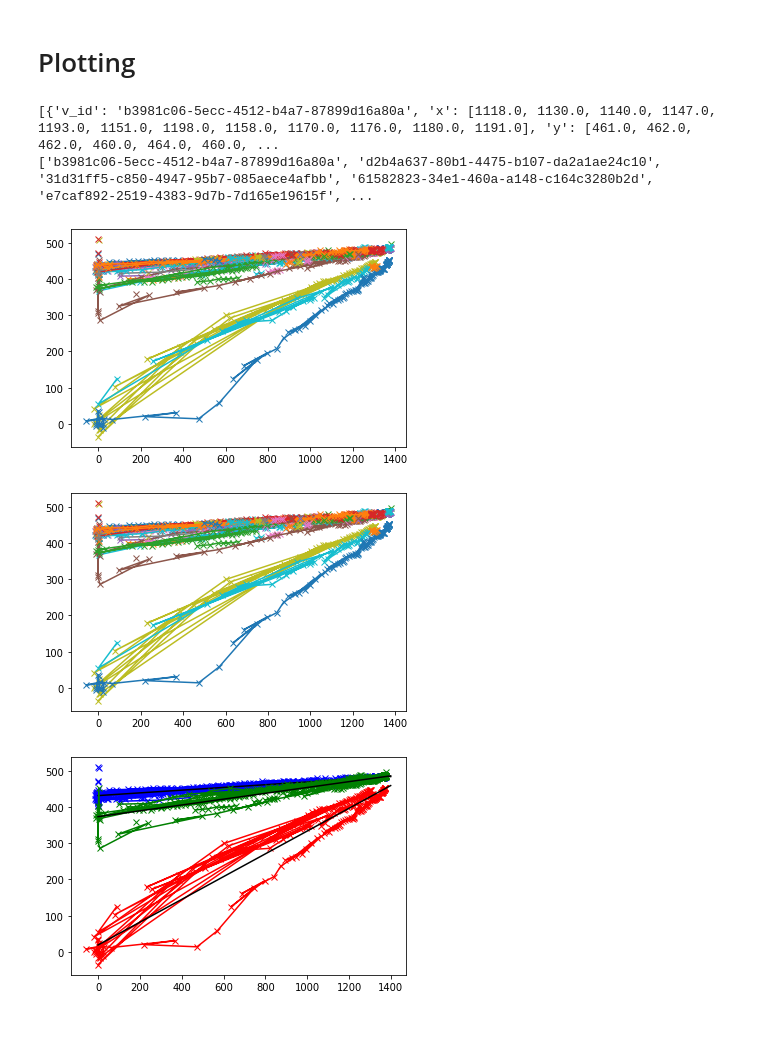
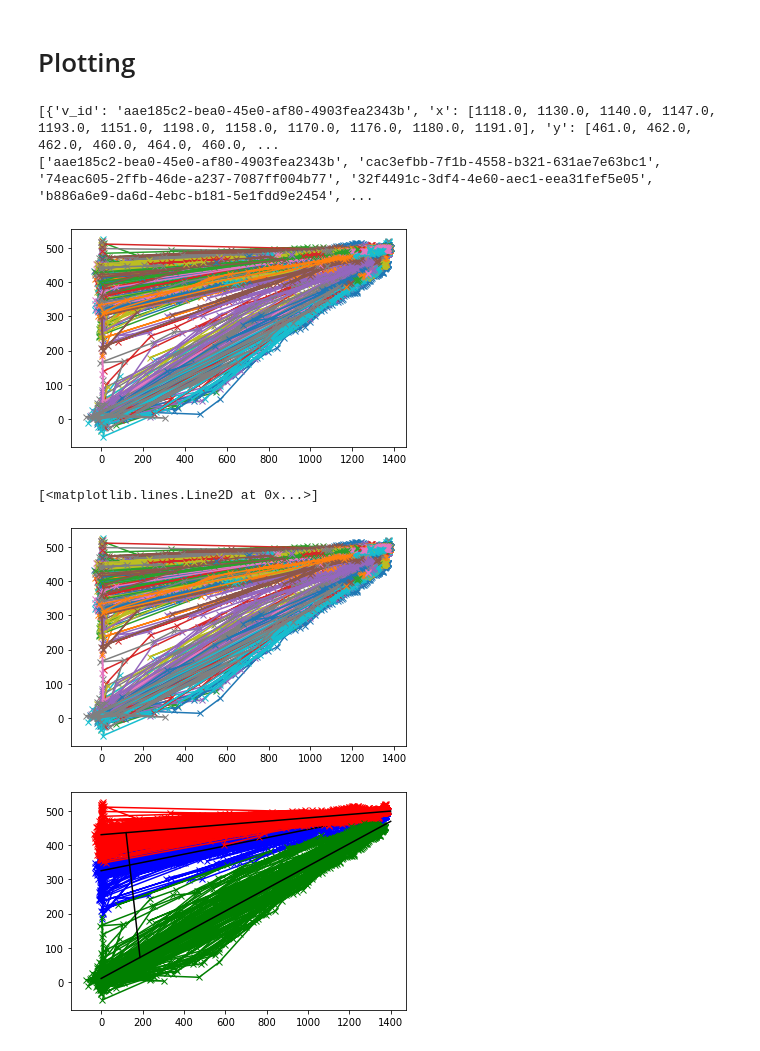
Before and after one commit to jmhaussaire/SOAI-Project, a Jupyter notebook: classification.ipynb, the cells around one changed output. Saved outputs shown, nothing was run; the diff lists cells and outputs as text; code cells hidden in the pictures.

```diff
--- a/classification.ipynb
+++ b/classification.ipynb
@@ -26,18 +23,23 @@ import itertools
 # %% [markdown]
 # Get bounding box corners from xml file
 # %%
-
-all_xml = glob.glob('outputs_17_02_2020/*.xml')
+all_xml = sorted(glob.glob('outputs_17_02_2020/*.xml',key=os.path.getmtime))
 
 tracks = []
 ids = []
+pbar = tqdm_notebook(total=len(all_xml))
 for f in all_xml:
+  pbar.update()
   root = ET.parse(f).getroot()
   v_ids = root.findall('object/pose')
   xmin = root.findall('object/bndbox/xmin')
   ymin = root.findall('object/bndbox/ymin')
   for v_id,x,y in zip(v_ids,xmin,ymin):
-    if not v_id.text in ids:
+    try:
+      track = tracks[ids.index(v_id.text)]
+      track['x'].append(float(x.text))
+      track['y'].append(float(y.text))
+    except ValueError:
       ids.append(v_id.text)
       track = dict({
           'v_id' : v_id.text,
@@ -45,10 +47,3 @@ for f in all_xml:
           'y' : [float(y.text)]
       })
       tracks.append(track)
-    else:
-      # for t in tracks[-1:0:-1]:
-      #   if t['v_id'] == v_id.text:
-      #     track = t
-      track = tracks[ids.index(v_id.text)]
-      track['x'].append(float(x.text))
-      track['y'].append(float(y.text))
@@ -218,21 +212,24 @@ for t in tracks:
   if t['v_id'] != 'Unspecified':
     plt.plot(t['x'],t['y'],'x-')
 # %% [output]
-[{'v_id': 'b3981c06-5ecc-4512-b4a7-87899d16a80a', 'x': [1118.0, 1130.0, 1140.0, 1147.0, 1193.0, 1151.0, 1198.0, 1158.0, 1170.0, 1176.0, 1180.0, 1191.0], 'y': [461.0, 462.0, 462.0, 460.0, 464.0, 460.0, ...
-['b3981c06-5ecc-4512-b4a7-87899d16a80a', 'd2b4a637-80b1-4475-b107-da2a1ae24c10', '31d31ff5-c850-4947-95b7-085aece4afbb', '61582823-34e1-460a-a148-c164c3280b2d', 'e7caf892-2519-4383-9d7b-7d165e19615f', ...
+[{'v_id': 'aae185c2-bea0-45e0-af80-4903fea2343b', 'x': [1118.0, 1130.0, 1140.0, 1147.0, 1193.0, 1151.0, 1198.0, 1158.0, 1170.0, 1176.0, 1180.0, 1191.0], 'y': [461.0, 462.0, 462.0, 460.0, 464.0, 460.0, ...
+['aae185c2-bea0-45e0-af80-4903fea2343b', 'cac3efbb-7f1b-4558-b321-631ae7e63bc1', '74eac605-2ffb-46de-a237-7087ff004b77', '32f4491c-3df4-4e60-aec1-eea31fef5e05', 'b886a6e9-da6d-4ebc-b181-5e1fdd9e2454', ...
-[figure, old version]
+[figure, new version]
 # %%
 for t in tracks:
   if t['v_id'] != 'Unspecified':
     plt.plot(t['x'],t['y'],'x-')
 plt.figure()
 for c,color in zip(clusters,['b','r','g']):
   for t in c['tracks']:
     plt.plot(t['x'],t['y'],'x-',color=color)
   x_mean = list(range(0,1400))
   y_mean = c['mean'][0]*np.array(x_mean) + c['mean'][1]
 
   plt.plot(x_mean,y_mean,color='k')
+
+plt.plot(final_points[:,0],final_points[:,1],'k')
 # %% [output]
+[<matplotlib.lines.Line2D at 0x...>]
-[figure, old version]
+[figure, new version]
-[figure, old version]
+[figure, new version]
```
Also changed, not shown: parts of 7 cells of this notebook.
